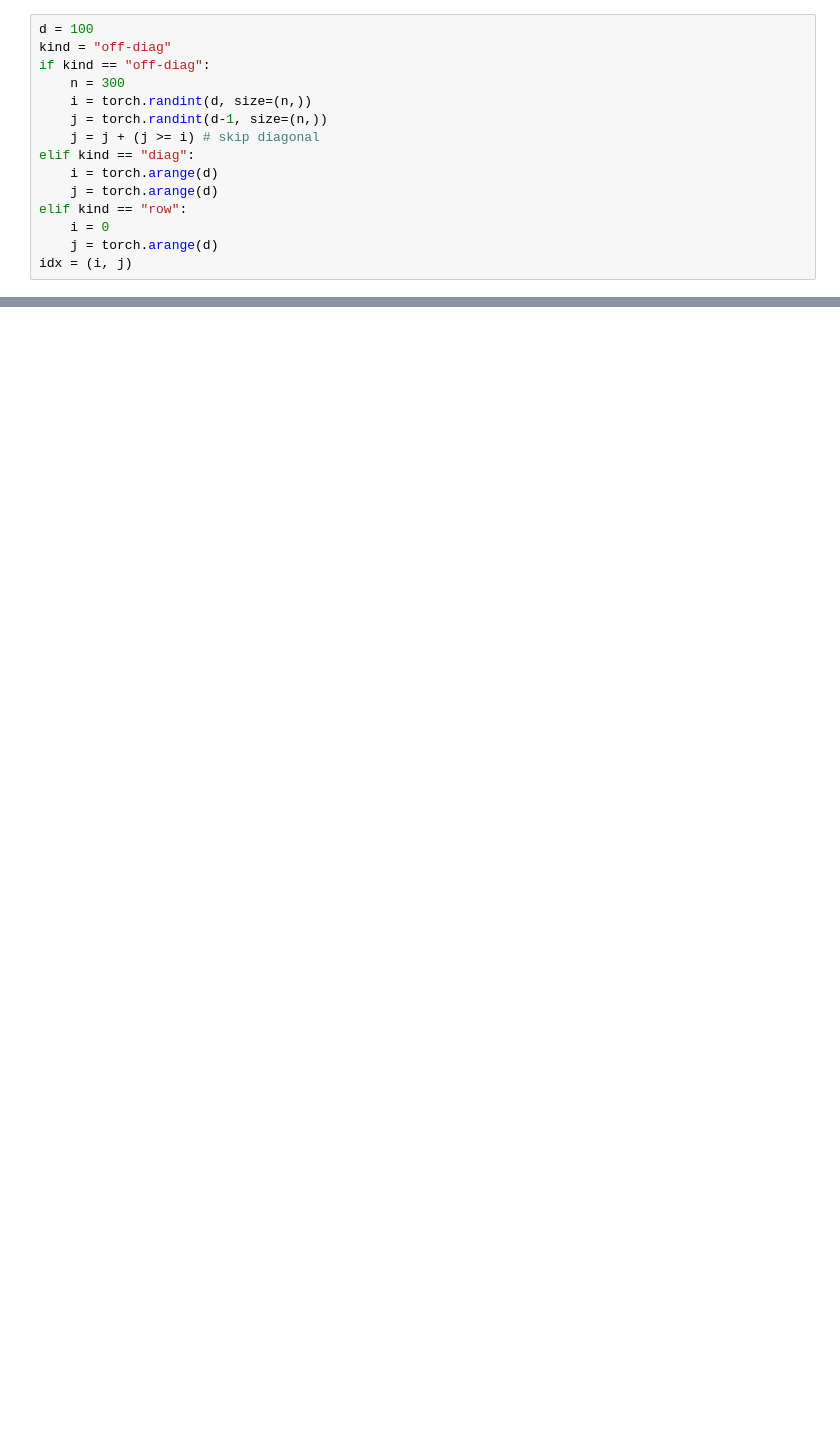
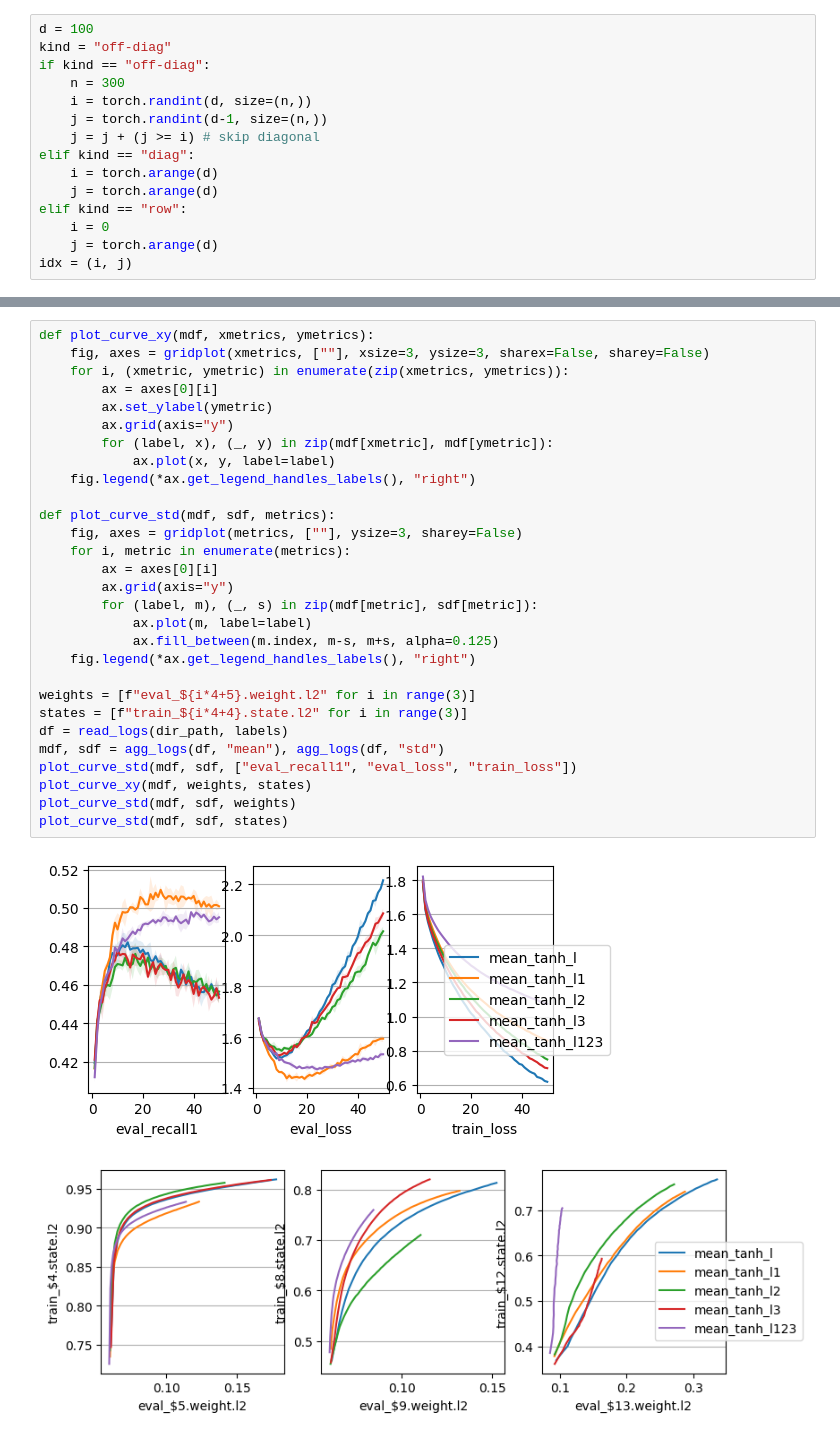
Before and after one commit to yingchenlin/kiln, a Jupyter notebook: grad.ipynb, the cells around one changed output, grey strips where cells are left out. Saved outputs shown, nothing was run; the diff lists cells and outputs as text; blank space fills up the shorter version.

```diff
--- a/grad.ipynb
+++ b/grad.ipynb
@@ -178,0 +202,32 @@ epochs = [10, 20, 30, 40, 50]
+# %%
+def plot_curve_xy(mdf, xmetrics, ymetrics):
+    fig, axes = gridplot(xmetrics, [""], xsize=3, ysize=3, sharex=False, sharey=False)
+    for i, (xmetric, ymetric) in enumerate(zip(xmetrics, ymetrics)):
+        ax = axes[0][i]
+        ax.set_ylabel(ymetric)
+        ax.grid(axis="y")
+        for (label, x), (_, y) in zip(mdf[xmetric], mdf[ymetric]):
+            ax.plot(x, y, label=label)
+    fig.legend(*ax.get_legend_handles_labels(), "right")
+
+def plot_curve_std(mdf, sdf, metrics):
+    fig, axes = gridplot(metrics, [""], ysize=3, sharey=False)
+    for i, metric in enumerate(metrics):
+        ax = axes[0][i]
+        ax.grid(axis="y")
+        for (label, m), (_, s) in zip(mdf[metric], sdf[metric]):
+            ax.plot(m, label=label)
+            ax.fill_between(m.index, m-s, m+s, alpha=0.125)
+    fig.legend(*ax.get_legend_handles_labels(), "right")
+
+weights = [f"eval_${i*4+5}.weight.l2" for i in range(3)]
+states = [f"train_${i*4+4}.state.l2" for i in range(3)]
+df = read_logs(dir_path, labels)
+mdf, sdf = agg_logs(df, "mean"), agg_logs(df, "std")
+plot_curve_std(mdf, sdf, ["eval_recall1", "eval_loss", "train_loss"])
+plot_curve_xy(mdf, weights, states)
+plot_curve_std(mdf, sdf, weights)
+plot_curve_std(mdf, sdf, states)
+# %% [output]
+[figure, added]
+[figure, added]
```
Also changed, not shown: parts of 7 cells of this notebook, 2 other files.
